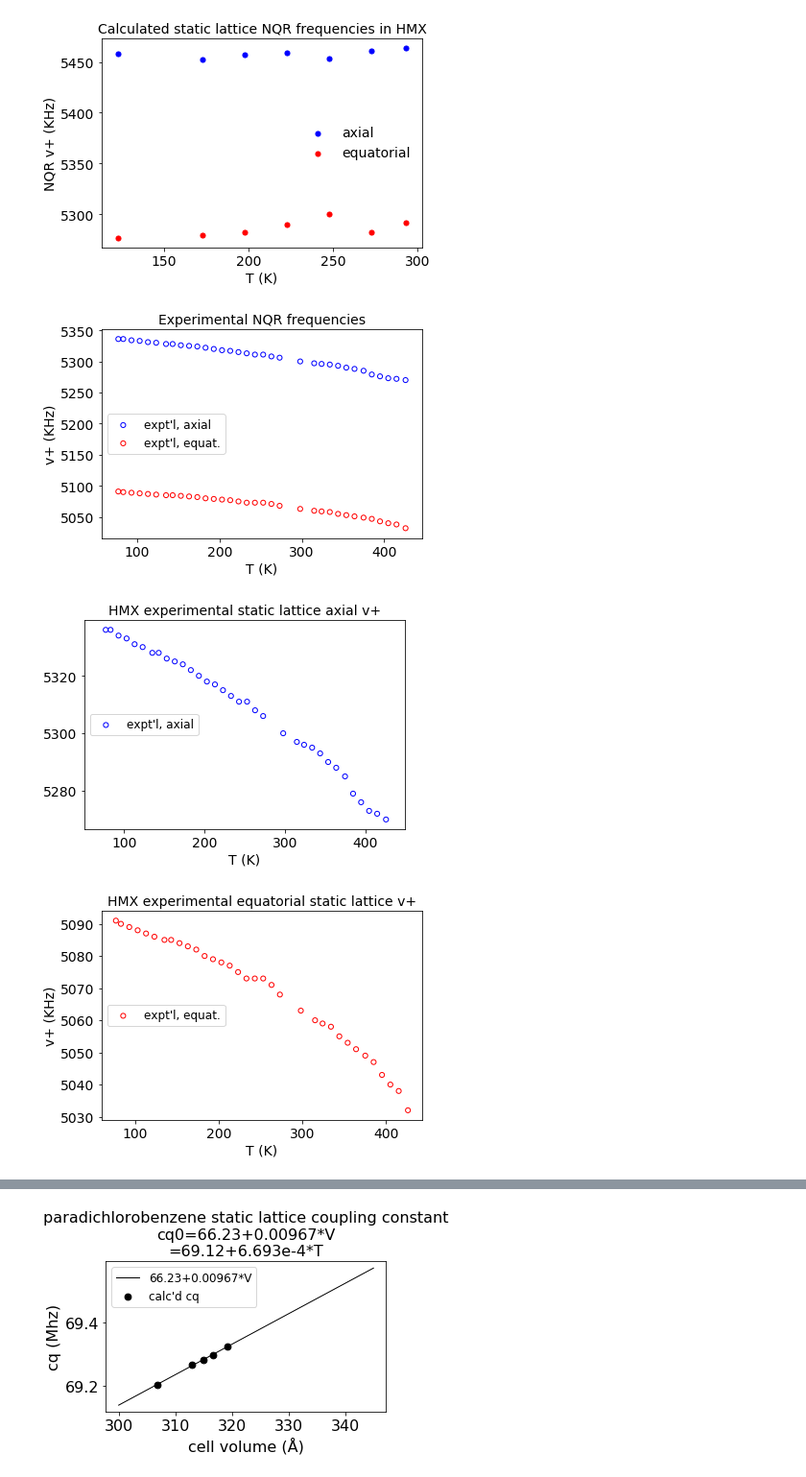
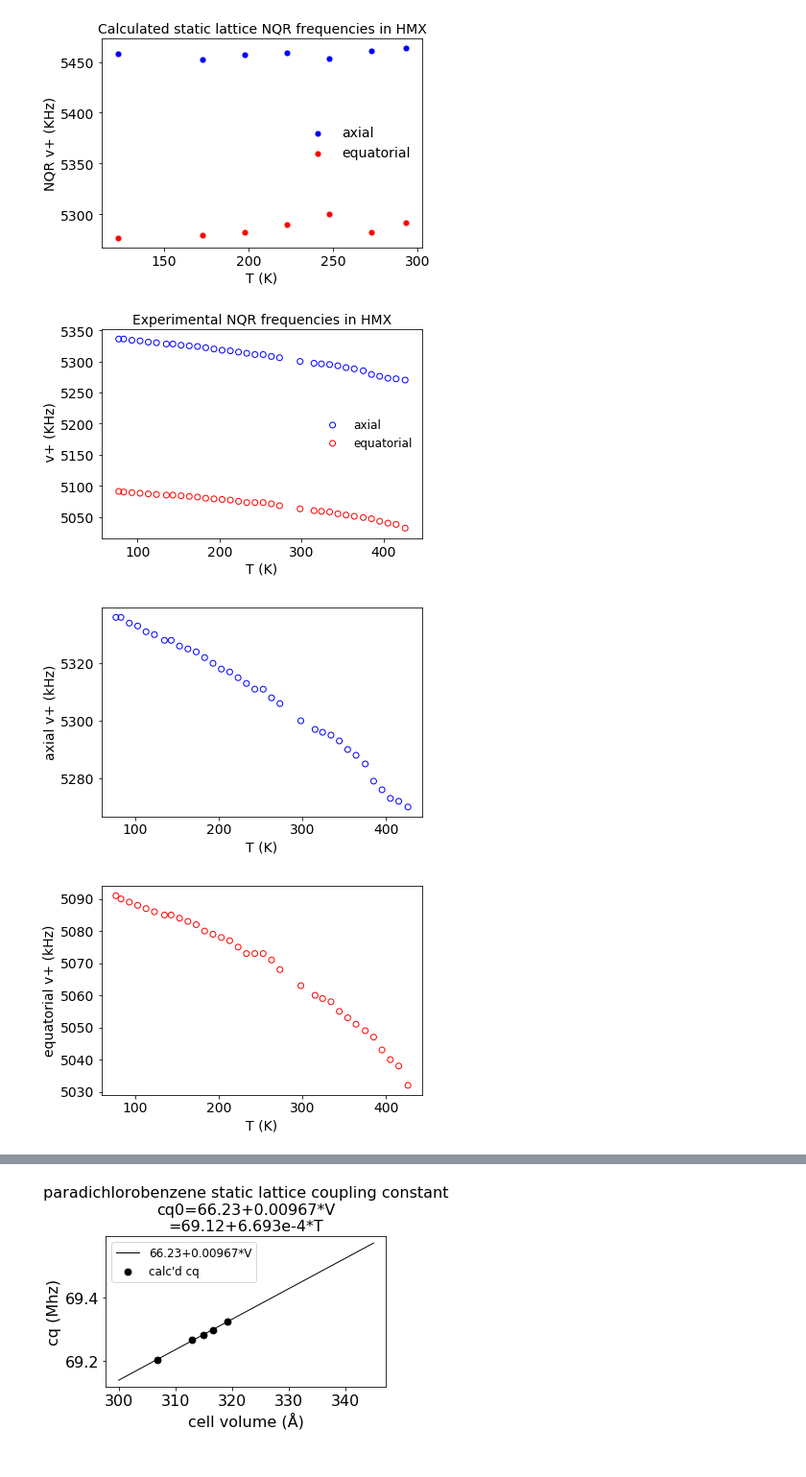
Before and after one commit to Altoidnerd/python-pwscf, a Jupyter notebook: data_analysis/apsplots.ipynb, the cells around one changed output, grey strips where cells are left out. Shown: that part at 96% size. Saved outputs shown, nothing was run; the diff lists cells and outputs as text; code cells hidden in the pictures.

```diff
--- a/data_analysis/apsplots.ipynb
+++ b/data_analysis/apsplots.ipynb
@@ -683,25 +683,27 @@ def main():
   plt.rc('figure', titlesize=BIGGER_SIZE)
   #beta = unichr(0x3b2).encode('utf-8')
   beta = 'beta'
-  title = "Experimental NQR frequencies"
-  plt.scatter(exptT, expt_vplus_axial,      marker='o', facecolors='none',edgecolors='b', s=26, label='expt\'l, axial')
+  title = "Experimental NQR frequencies in HMX"
+  plt.scatter(exptT, expt_vplus_axial,      marker='o', facecolors='none',edgecolors='b', s=36, label='axial')
   #plt.scatter(calcT, calc_vplus_axial,      marker="o",                        color='b', s=26, label='calc\'d, axial')
-  plt.scatter(exptT, expt_vplus_equitorial, marker='o', facecolors='none',edgecolors='r', s=26, label='expt\'l, equat.')
+  plt.scatter(exptT, expt_vplus_equitorial, marker='o', facecolors='none',edgecolors='r', s=36, label='equatorial')
 
   #plt.scatter(calcT, calc_vplus_equitorial, marker="o",                        color='r', s=26, label='calc\'d, equatorial')
   plt.title(title)
-  plt.legend(loc=6)
+  plt.legend()
+  legend=plt.legend()
+  legend.get_frame().set_linewidth(0.0)
   plt.xlabel("T (K)")
   #plt.xlim(50, 450)
   #plt.ylim(4950,5450)
-  plt.ylabel("v+ (KHz)")
+  plt.ylabel(" v+ (KHz)")
   plt.savefig('hmx_exptl.pdf', format='pdf')
   plt.show()
 
 if __name__ == '__main__':
   main()
 # %% [output]
-[figure, old version]
+[figure, new version]
 # %%
 # -*- coding: utf-8 -*-
 
@@ -744,39 +746,41 @@ calc_eta_equitorial  = [.47346, .47237, .47316, .47615,  .47132,  .47091, .46757
 calc_vplus_axial     = [5457.9, 5452.2, 5457.2, 5458.8,  5453.4,  5460.8, 5463.5   ]
 calc_vplus_equitorial= [5276.9, 5279.2, 5282.3, 5290.0,  5300.5,  5282.8, 5291.7   ]
 
 def main():
   SMALL_SIZE = 10
   MEDIUM_SIZE = 12
   BIGGER_SIZE = 14
 
   plt.rc('font', size=BIGGER_SIZE)          # controls default text sizes
   plt.rc('axes', titlesize=BIGGER_SIZE)     # fontsize of the axes title
   plt.rc('axes', labelsize=BIGGER_SIZE)    # fontsize of the x and y labels
   plt.rc('xtick', labelsize=BIGGER_SIZE)    # fontsize of the tick labels
   plt.rc('ytick', labelsize=BIGGER_SIZE)    # fontsize of the tick labels
   plt.rc('legend', fontsize=MEDIUM_SIZE)    # legend fontsize
   plt.rc('figure', titlesize=BIGGER_SIZE)
   #beta = unichr(0x3b2).encode('utf-8')
   beta = 'beta'
-  title = "HMX experimental static lattice axial v+"
-  plt.scatter(exptT, expt_vplus_axial,      marker='o', facecolors='none',edgecolors='b', s=26, label='expt\'l, axial')
+  title = ""
+  plt.scatter(exptT, expt_vplus_axial,      marker='o', facecolors='none',edgecolors='b', s=36, label='expt\'l, axial')
   #plt.scatter(calcT, calc_vplus_axial,      marker="o",                        color='b', s=26, label='calc\'d, axial')
   #plt.scatter(exptT, expt_vplus_equitorial, marker='o', facecolors='none',edgecolors='r', s=26, label='expt\'l, equat.')
 
   #plt.scatter(calcT, calc_vplus_equitorial, marker="o",                        color='r', s=26, label='calc\'d, equatorial')
   plt.title(title)
-  plt.legend(loc=6)
+  #plt.legend(loc=6)
+  #legend=plt.legend()
+  #legend.get_frame().set_linewidth(0.0)
   plt.xlabel("T (K)")
-  plt.xlim(50, 450)
+  #plt.xlim(50, 450)
   #plt.ylim(4950,5650)
-  #plt.ylabel("v+ (KHz)")
+  plt.ylabel("axial v+ (kHz)")
   plt.savefig('hmx_axial_only_exptl.pdf', format='pdf')
   plt.show()
 
 if __name__ == '__main__':
   main()
 # %% [output]
-[figure, old version]
+[figure, new version]
 # %%
 # -*- coding: utf-8 -*-
 
@@ -833,25 +837,27 @@ def main():
   plt.rc('figure', titlesize=BIGGER_SIZE)
   #beta = unichr(0x3b2).encode('utf-8')
   beta = 'beta'
-  title = "HMX experimental equatorial static lattice v+"
+  #title = "HMX experimental equatorial v+"
   #plt.scatter(exptT, expt_vplus_axial,      marker='o', facecolors='none',edgecolors='b', s=26, label='expt\'l, axial')
   #plt.scatter(calcT, calc_vplus_axial,      marker="o",                        color='b', s=26, label='calc\'d, axial')
-  plt.scatter(exptT, expt_vplus_equitorial, marker='o', facecolors='none',edgecolors='r', s=26, label='expt\'l, equat.')
+  plt.scatter(exptT, expt_vplus_equitorial, marker='o', facecolors='none',edgecolors='r', s=36, label='expt\'l, equat.')
 
   #plt.scatter(calcT, calc_vplus_equitorial, marker="o",                        color='r', s=26, label='calc\'d, equatorial')
-  plt.title(title)
-  plt.legend(loc=6)
+ # plt.title(title)
+  #plt.legend(loc=6)
+  #legend=plt.legend()
+  #legend.get_frame().set_linewidth(0.0)
   plt.xlabel("T (K)")
   #plt.xlim(50, 450)
   #plt.ylim(4950,5450)
-  plt.ylabel("v+ (KHz)")
+  plt.ylabel("equatorial v+ (kHz)")
   plt.savefig('hmx_equat_only_exptl.pdf', format='pdf')
   plt.show()
 
 if __name__ == '__main__':
   main()
 # %% [output]
-[figure, old version]
+[figure, new version]
 # %%
 import matplotlib.pyplot as plt
 import numpy as np
```
Also changed, not shown: parts of 1 cell of this notebook, 4 other files.
